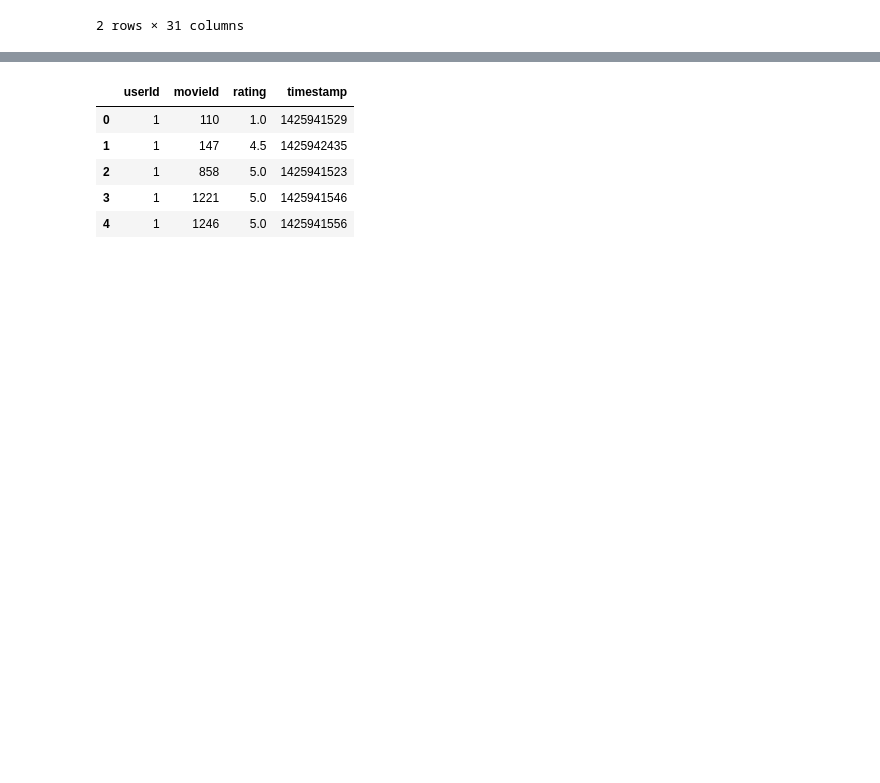
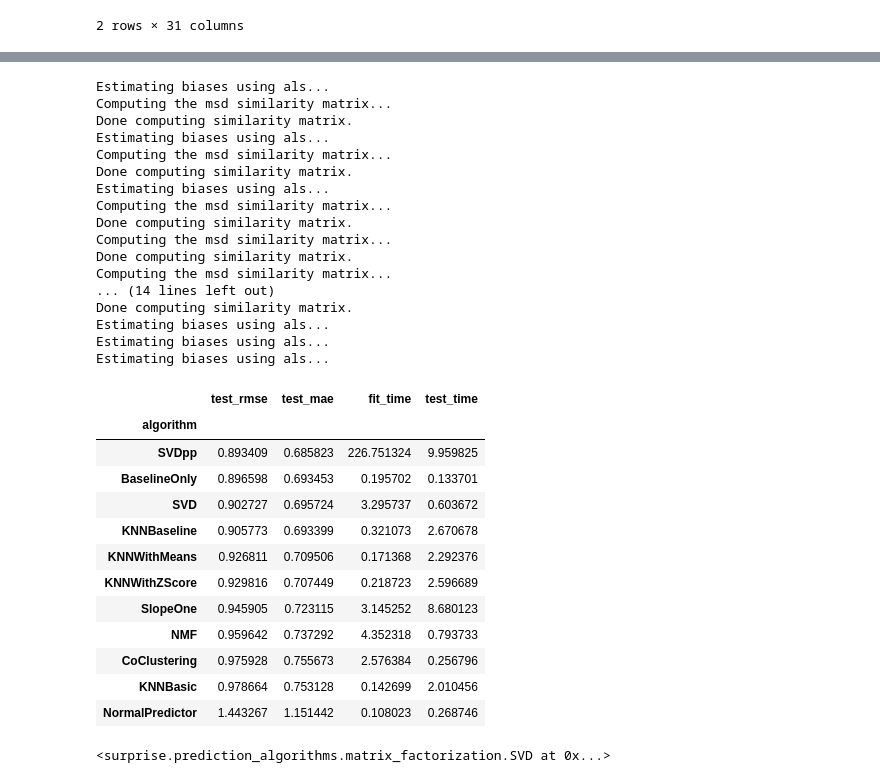
Before and after one commit to rohit9d/movie-recommendation-model, a Jupyter notebook: recommendor.ipynb, the cells around one changed output, grey strips where cells are left out. Saved outputs shown, nothing was run; the diff lists cells and outputs as text; code cells hidden in the pictures; blank space fills up the shorter version.

```diff
--- a/recommendor.ipynb
+++ b/recommendor.ipynb
@@ -430,13 +436,4 @@ get_recommendation('The Dark Knight')
 Name: original_title, dtype: object
 # %%
 #importing ratings data
-ratings=pd.read_csv('data/dataset/ratings.csv')
+ratings=pd.read_csv('data/dataset/ratings_small.csv')
-# %%
-ratings.head()
-# %% [output]
-|  | userId | movieId | rating | timestamp |
-| 0 | 1 | 110 | 1.0 | 1425941529 |
-| 1 | 1 | 147 | 4.5 | 1425942435 |
-| 2 | 1 | 858 | 5.0 | 1425941523 |
-| 3 | 1 | 1221 | 5.0 | 1425941546 |
-| 4 | 1 | 1246 | 5.0 | 1425941556 |
@@ -444,0 +440,54 @@ ratings.head()
+# %%
+reader = Reader(rating_scale=(0,5))
+da= Dataset.load_from_df(ratings[['userId','movieId','rating']],reader)
+#da.split(n_folds=5)
+# %%
+#trainset=da.build_full_trainset()
+#Benchmarkinf the algorithms to see the best one
+bm=[]
+#iterating over all algorithms
+for algorithm in [SVD(), SVDpp(), SlopeOne(), NMF(), NormalPredictor(), KNNBaseline(), KNNBasic(), KNNWithMeans(), KNNWithZScore(), BaselineOnly(), CoClustering()]:
+    #performing cross validatio
+    results =cross_validate(algorithm,da,measures=['RMSE','MAE'],cv=3,verbose=False)
+    #Get results & append algorithm name
+    tmp = pd.DataFrame.from_dict(results).mean(axis=0)
+    tmp = tmp.append(pd.Series([str(algorithm).split(' ')[0].split('.')[-1]], index=['algorithm']))
+    bm.append(tmp)
+pd.DataFrame(bm).set_index('algorithm').sort_values('test_rmse')
+# %% [output]
+Estimating biases using als...
+Computing the msd similarity matrix...
+Done computing similarity matrix.
+Estimating biases using als...
+Computing the msd similarity matrix...
+Done computing similarity matrix.
+Estimating biases using als...
+Computing the msd similarity matrix...
+Done computing similarity matrix.
+Computing the msd similarity matrix...
+Done computing similarity matrix.
+Computing the msd similarity matrix...
+... (14 lines left out)
+Done computing similarity matrix.
+Estimating biases using als...
+Estimating biases using als...
+Estimating biases using als...
+|  | test_rmse | test_mae | fit_time | test_time |
+| algorithm |  |  |  |  |
+| SVDpp | 0.893409 | 0.685823 | 226.751324 | 9.959825 |
+| BaselineOnly | 0.896598 | 0.693453 | 0.195702 | 0.133701 |
+| SVD | 0.902727 | 0.695724 | 3.295737 | 0.603672 |
+| KNNBaseline | 0.905773 | 0.693399 | 0.321073 | 2.670678 |
+| KNNWithMeans | 0.926811 | 0.709506 | 0.171368 | 2.292376 |
+| KNNWithZScore | 0.929816 | 0.707449 | 0.218723 | 2.596689 |
+| SlopeOne | 0.945905 | 0.723115 | 3.145252 | 8.680123 |
+| NMF | 0.959642 | 0.737292 | 4.352318 | 0.793733 |
+| CoClustering | 0.975928 | 0.755673 | 2.576384 | 0.256796 |
+| KNNBasic | 0.978664 | 0.753128 | 0.142699 | 2.010456 |
+| NormalPredictor | 1.443267 | 1.151442 | 0.108023 | 0.268746 |
+# %%
+svd=SVD()
+trainset=da.build_full_trainset()
+svd.fit(trainset)
+# %% [output]
+<surprise.prediction_algorithms.matrix_factorization.SVD at 0x...>
```
Also changed, not shown: parts of 16 cells of this notebook.
